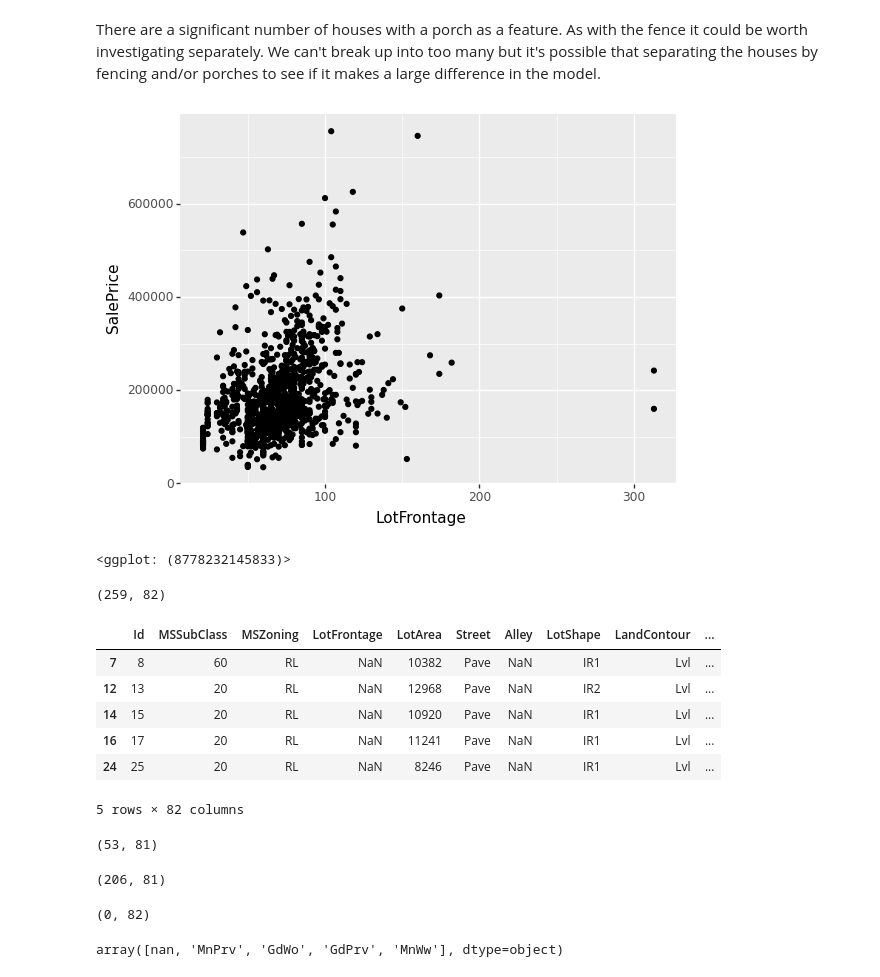
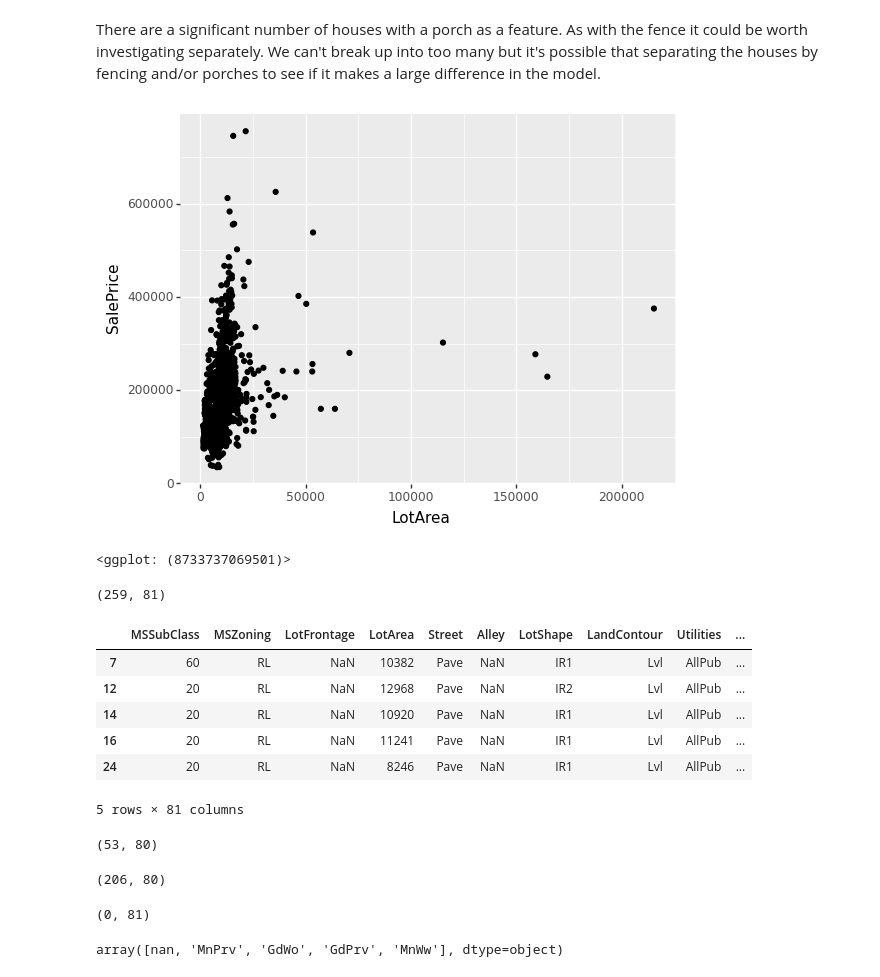
Before and after one commit to ronsperber/Real-Estate-Pricing, a Jupyter notebook: realestateprice.ipynb, the cells around one changed output. Cells and saved outputs as stored; diff of their text form; code cells hidden in the pictures.

```diff
--- a/realestateprice.ipynb
+++ b/realestateprice.ipynb
@@ -49,6 +52,12 @@ train.head()
 | 3 | 4 | 70 | RL | 60.0 | 9550 | Pave | NaN | IR1 | Lvl | ... |
 | 4 | 5 | 60 | RL | 84.0 | 14260 | Pave | NaN | IR1 | Lvl | ... |
 5 rows × 81 columns
+# %%
+#First thing we can do is strip away the ID. It won't be used in analysis. We can save the ID in a column for adding back later if needed
+train_ids=train.Id
+test_ids=test.Id
+train=train.drop(columns="Id")
+test=test.drop(columns="Id")
 # %%
 test.columns
 # %% [output]
@@ -489,36 +491,36 @@ noporchtrain.describe()
 # %% [markdown]
 There are a significant number of houses with a porch as a feature. As with the fence it could be worth investigating separately. We can't break up into too many  but it's possible that separating the houses by fencing and/or porches to see if it makes a large difference in the model.
 # %%
-ggplot(train, aes(x = 'LotFrontage', y = 'SalePrice')) + geom_point()
+ggplot(train, aes(x = 'LotArea', y = 'SalePrice')) + geom_point()
 # %% [output]
-[figure, old version]
+[figure, new version]
-<ggplot: (8778232145833)>
+<ggplot: (8733737069501)>
 # %%
 train[train.LotFrontage.isna()].shape
 # %% [output]
-(259, 82)
+(259, 81)
 # %%
 train[train.LotFrontage.isna()].head()
 # %% [output]
-|  | Id | MSSubClass | MSZoning | LotFrontage | LotArea | Street | Alley | LotShape | LandContour | ... |
-| 7 | 8 | 60 | RL | NaN | 10382 | Pave | NaN | IR1 | Lvl | ... |
-| 12 | 13 | 20 | RL | NaN | 12968 | Pave | NaN | IR2 | Lvl | ... |
-| 14 | 15 | 20 | RL | NaN | 10920 | Pave | NaN | IR1 | Lvl | ... |
-| 16 | 17 | 20 | RL | NaN | 11241 | Pave | NaN | IR1 | Lvl | ... |
-| 24 | 25 | 20 | RL | NaN | 8246 | Pave | NaN | IR1 | Lvl | ... |
+|  | MSSubClass | MSZoning | LotFrontage | LotArea | Street | Alley | LotShape | LandContour | Utilities | ... |
+| 7 | 60 | RL | NaN | 10382 | Pave | NaN | IR1 | Lvl | AllPub | ... |
+| 12 | 20 | RL | NaN | 12968 | Pave | NaN | IR2 | Lvl | AllPub | ... |
+| 14 | 20 | RL | NaN | 10920 | Pave | NaN | IR1 | Lvl | AllPub | ... |
+| 16 | 20 | RL | NaN | 11241 | Pave | NaN | IR1 | Lvl | AllPub | ... |
+| 24 | 20 | RL | NaN | 8246 | Pave | NaN | IR1 | Lvl | AllPub | ... |
-5 rows × 82 columns
+5 rows × 81 columns
 # %%
 fencetrain[fencetrain.LotFrontage.isna()].shape
 # %% [output]
-(53, 81)
+(53, 80)
 # %%
 nofencetrain[nofencetrain.LotFrontage.isna()].shape
 # %% [output]
-(206, 81)
+(206, 80)
 # %%
 train[train.LotArea.isna()].shape
 # %% [output]
-(0, 82)
+(0, 81)
 # %%
 train.Fence.unique()
 # %% [output]
```
Also changed, not shown: parts of 145 cells of this notebook.
